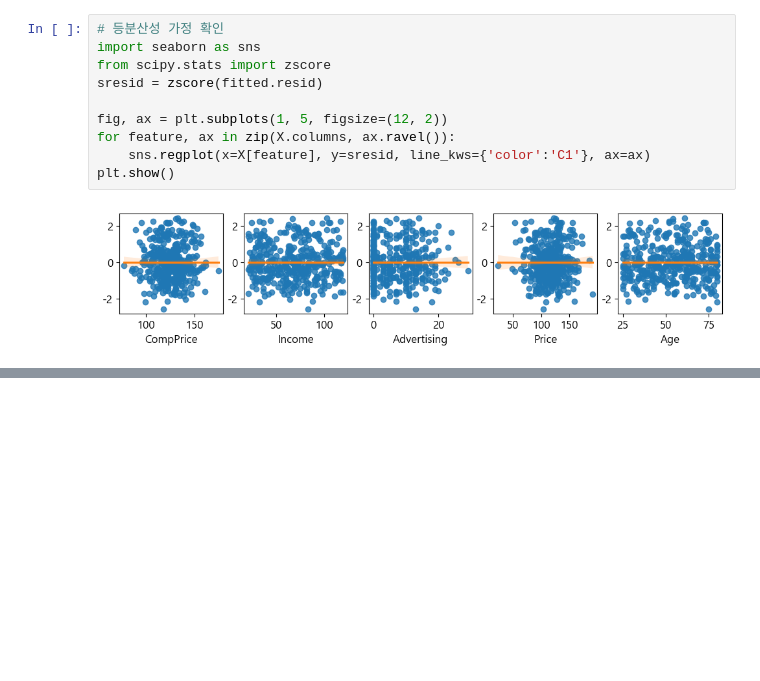
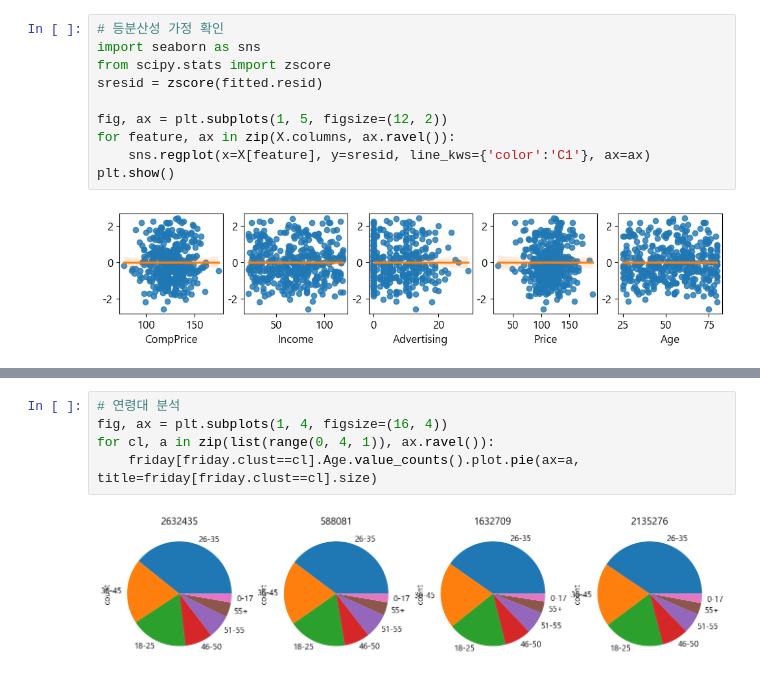
Before and after one commit to blueage98/adp_work, a Jupyter notebook: ADP-실기-R/모의고사 3회/모의고사 3회 연습.ipynb, the cells around one changed output, grey strips where cells are left out. Cells and saved outputs as stored; diff of their text form; blank space fills up the shorter version.

```diff
--- a/ADP-실기-R/모의고사 3회/모의고사 3회 연습.ipynb
+++ b/ADP-실기-R/모의고사 3회/모의고사 3회 연습.ipynb
@@ -175,0 +319,7 @@ plt.show()
+# %%
+# 연령대 분석
+fig, ax = plt.subplots(1, 4, figsize=(16, 4))
+for cl, a in zip(list(range(0, 4, 1)), ax.ravel()):
+    friday[friday.clust==cl].Age.value_counts().plot.pie(ax=a, title=friday[friday.clust==cl].size)
+# %% [output]
+[figure, added]
```
Also changed, not shown: parts of 15 cells of this notebook.
